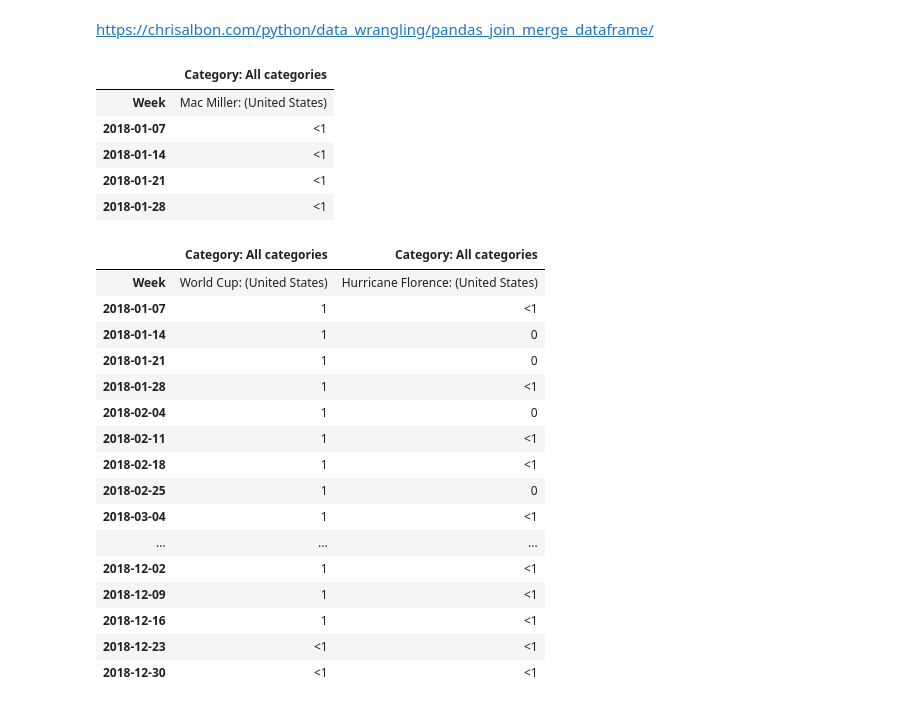
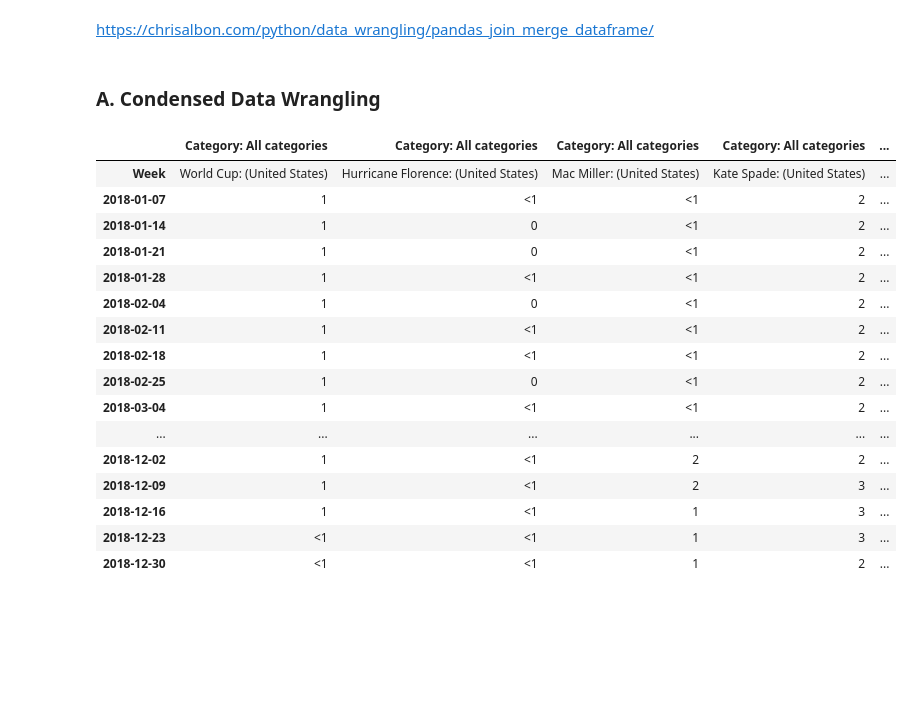
Before and after one commit to ifroman/Team-Buzz-COGS-Project, a Jupyter notebook: Playing-Around.ipynb, the cells around one changed output. Cells and saved outputs as stored; diff of their text form; code cells hidden in the pictures; blank space fills up the shorter version.

Commit message:
Create DataFrame for Google 2018 top 10 searches

```diff
--- a/Playing-Around.ipynb
+++ b/Playing-Around.ipynb
@@ -123,40 +123,51 @@ dat_2.head()
 | 2018-01-28 | <1 |
 # %% [markdown]
 https://chrisalbon.com/python/data_wrangling/pandas_join_merge_dataframe/
-# %%
-## Read in CSV files for the top 10 Google searches of 2018
-
-dat_3 = pd.read_csv("Data/Google_Top_Search_2018/Interest/Mac_Miller.csv")
-dat_3.head()
-# %% [output]
-|  | Category: All categories |
-| Week | Mac Miller: (United States) |
-| 2018-01-07 | <1 |
-| 2018-01-14 | <1 |
-| 2018-01-21 | <1 |
-| 2018-01-28 | <1 |
+# %% [markdown]
+### A. Condensed Data Wrangling
+# %%
+## Read in CSV files for the top 10 Google searches of 2018
+
+dat_1 = pd.read_csv("Data/Google_Top_Search_2018/Interest/World_Cup.csv")
+dat_2 = pd.read_csv("Data/Google_Top_Search_2018/Interest/Hurricane_Florence.csv")
+dat_3 = pd.read_csv("Data/Google_Top_Search_2018/Interest/Mac_Miller.csv")
+dat_4 = pd.read_csv("Data/Google_Top_Search_2018/Interest/Kate_Spade.csv")
+dat_5 = pd.read_csv("Data/Google_Top_Search_2018/Interest/Anthony_Bourdain.csv")
+dat_6 = pd.read_csv("Data/Google_Top_Search_2018/Interest/Black_Panther.csv")
+dat_7 = pd.read_csv("Data/Google_Top_Search_2018/Interest/Mega_Millions_Results.csv")
+dat_8 = pd.read_csv("Data/Google_Top_Search_2018/Interest/Stan_Lee.csv")
+dat_9 = pd.read_csv("Data/Google_Top_Search_2018/Interest/Demi_Lovato.csv")
+dat_10 = pd.read_csv("Data/Google_Top_Search_2018/Interest/Election_Results.csv")
 # %%
 # Concat all dataframes
 df_1 = pd.DataFrame(dat_1)
 df_2 = pd.DataFrame(dat_2)
 df_3 = pd.DataFrame(dat_3)
-df_concat = pd.concat([df_1, df_2], axis=1)
+df_4 = pd.DataFrame(dat_4)
+df_5 = pd.DataFrame(dat_5)
+df_6 = pd.DataFrame(dat_6)
+df_7 = pd.DataFrame(dat_7)
+df_8 = pd.DataFrame(dat_8)
+df_9 = pd.DataFrame(dat_9)
+df_10 = pd.DataFrame(dat_10)
+
+df_concat = pd.concat([df_1, df_2, df_3, df_4, df_5, df_6, df_7, df_8, df_9, df_10], axis=1)
 df_concat
 # %% [output]
-|  | Category: All categories | Category: All categories |
-| Week | World Cup: (United States) | Hurricane Florence: (United States) |
-| 2018-01-07 | 1 | <1 |
-| 2018-01-14 | 1 | 0 |
-| 2018-01-21 | 1 | 0 |
-| 2018-01-28 | 1 | <1 |
-| 2018-02-04 | 1 | 0 |
-| 2018-02-11 | 1 | <1 |
-| 2018-02-18 | 1 | <1 |
-| 2018-02-25 | 1 | 0 |
-| 2018-03-04 | 1 | <1 |
-| ... | ... | ... |
-| 2018-12-02 | 1 | <1 |
-| 2018-12-09 | 1 | <1 |
-| 2018-12-16 | 1 | <1 |
-| 2018-12-23 | <1 | <1 |
-| 2018-12-30 | <1 | <1 |
+|  | Category: All categories | Category: All categories | Category: All categories | Category: All categories | ... |
+| Week | World Cup: (United States) | Hurricane Florence: (United States) | Mac Miller: (United States) | Kate Spade: (United States) | ... |
+| 2018-01-07 | 1 | <1 | <1 | 2 | ... |
+| 2018-01-14 | 1 | 0 | <1 | 2 | ... |
+| 2018-01-21 | 1 | 0 | <1 | 2 | ... |
+| 2018-01-28 | 1 | <1 | <1 | 2 | ... |
+| 2018-02-04 | 1 | 0 | <1 | 2 | ... |
+| 2018-02-11 | 1 | <1 | <1 | 2 | ... |
+| 2018-02-18 | 1 | <1 | <1 | 2 | ... |
+| 2018-02-25 | 1 | 0 | <1 | 2 | ... |
+| 2018-03-04 | 1 | <1 | <1 | 2 | ... |
+| ... | ... | ... | ... | ... | ... |
+| 2018-12-02 | 1 | <1 | 2 | 2 | ... |
+| 2018-12-09 | 1 | <1 | 2 | 3 | ... |
+| 2018-12-16 | 1 | <1 | 1 | 3 | ... |
+| 2018-12-23 | <1 | <1 | 1 | 3 | ... |
+| 2018-12-30 | <1 | <1 | 1 | 2 | ... |
```
Also changed, not shown: parts of 2 cells of this notebook, 7 other files.
